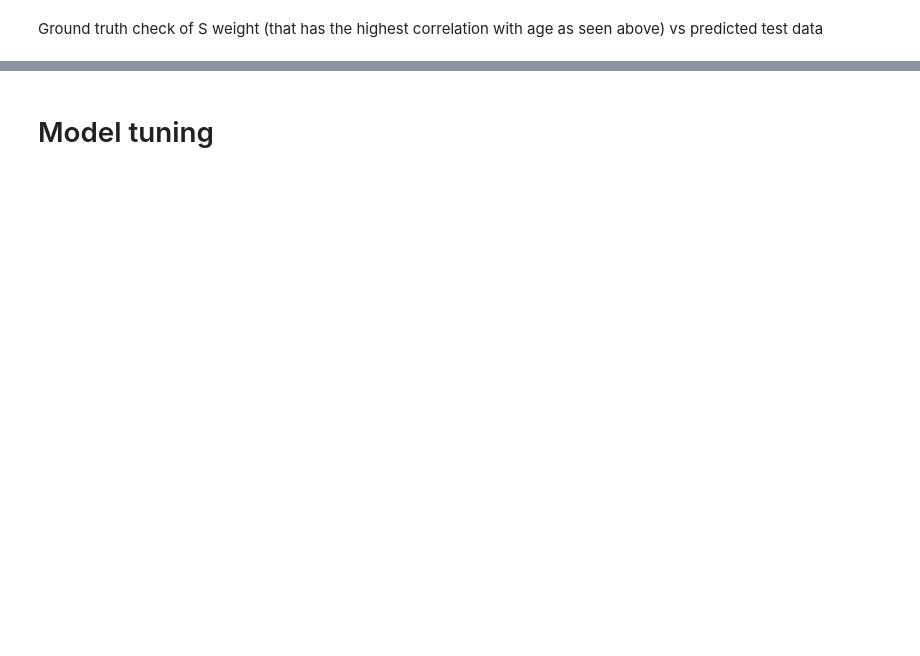
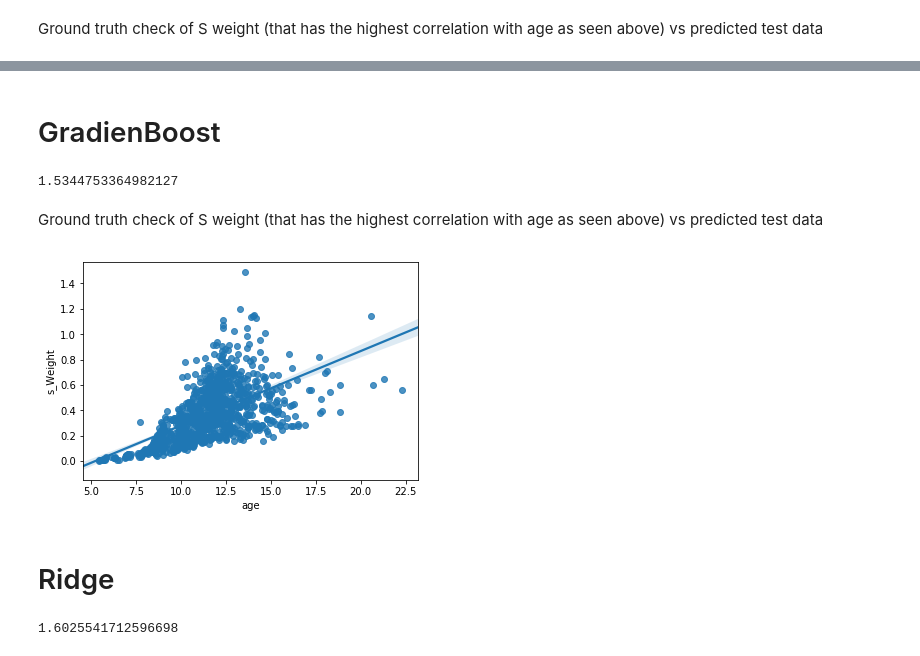
Before and after one commit to velitchko/machine-learning, a Jupyter notebook: assignment_1/Abalone.ipynb, the cells around one changed output, grey strips where cells are left out. Cells and saved outputs as stored; diff of their text form; code cells hidden in the pictures; blank space fills up the shorter version.

```diff
--- a/assignment_1/Abalone.ipynb
+++ b/assignment_1/Abalone.ipynb
@@ -260,2 +330,0 @@ sns.regplot(x="age", y="s_Weight", data=plot_data);
-# %% [markdown]
-# Model tuning
@@ -264,0 +331,31 @@ sns.regplot(x="age", y="s_Weight", data=plot_data);
+# %% [markdown]
+# GradienBoost
+# %%
+model = GradientBoostingRegressor()
+model.fit(x_train_scaled,y_train)
+y_pred = model.predict(x_test_scaled)
+mean_absolute_error(y_pred,y_test)
+# %% [output]
+1.5344753364982127
+# %% [markdown]
+Ground truth check of S weight (that has the highest correlation with age as seen above) vs predicted test data
+# %%
+
+y_axis = list(y_pred)
+x_axis = list(x_test['s_weight'])
+
+d = {'age': y_axis, 's_Weight': x_axis}
+plot_data = pd.DataFrame(d)
+
+sns.regplot(x="age", y="s_Weight", data=plot_data);
+# %% [output]
+[figure, added]
+# %% [markdown]
+# Ridge
+# %%
+model = Ridge()
+model.fit(x_train_scaled,y_train)
+y_pred = model.predict(x_test_scaled)
+mean_absolute_error(y_pred,y_test)
+# %% [output]
+1.6025541712596698
```
Also changed, not shown: parts of 27 cells of this notebook.
